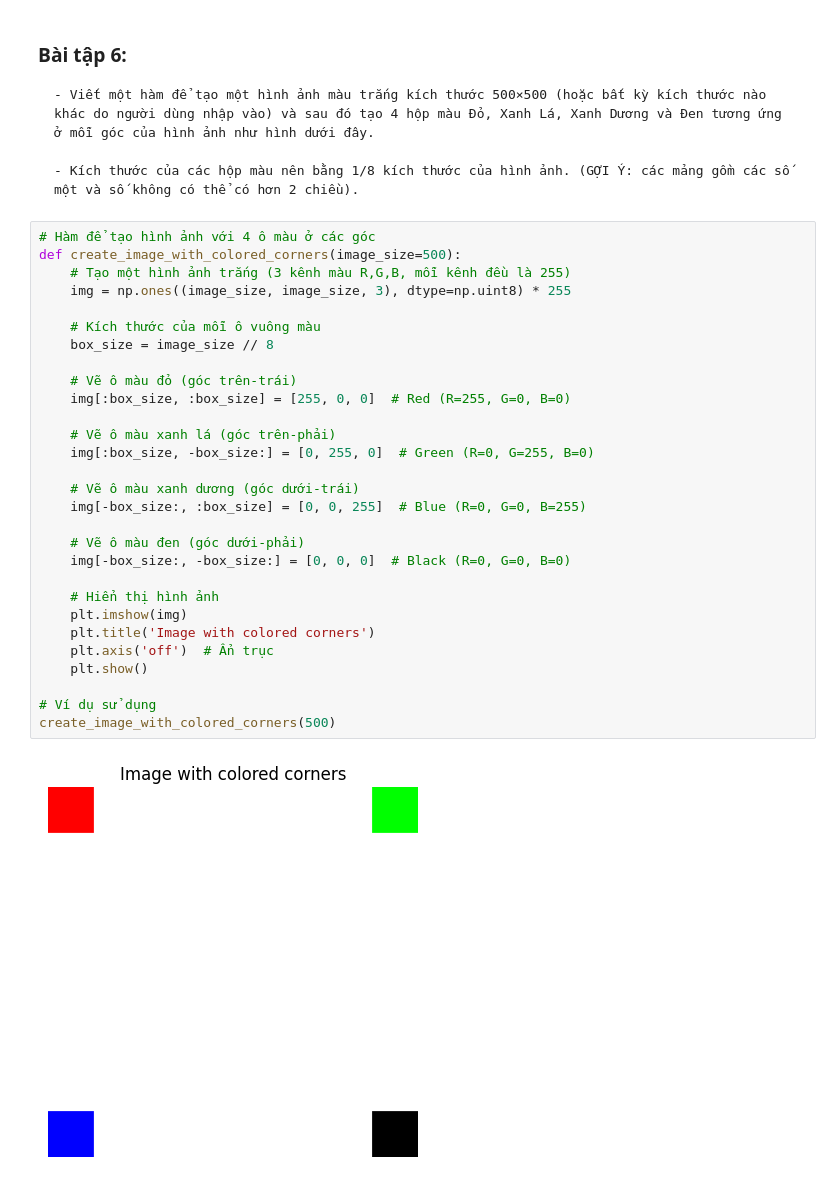
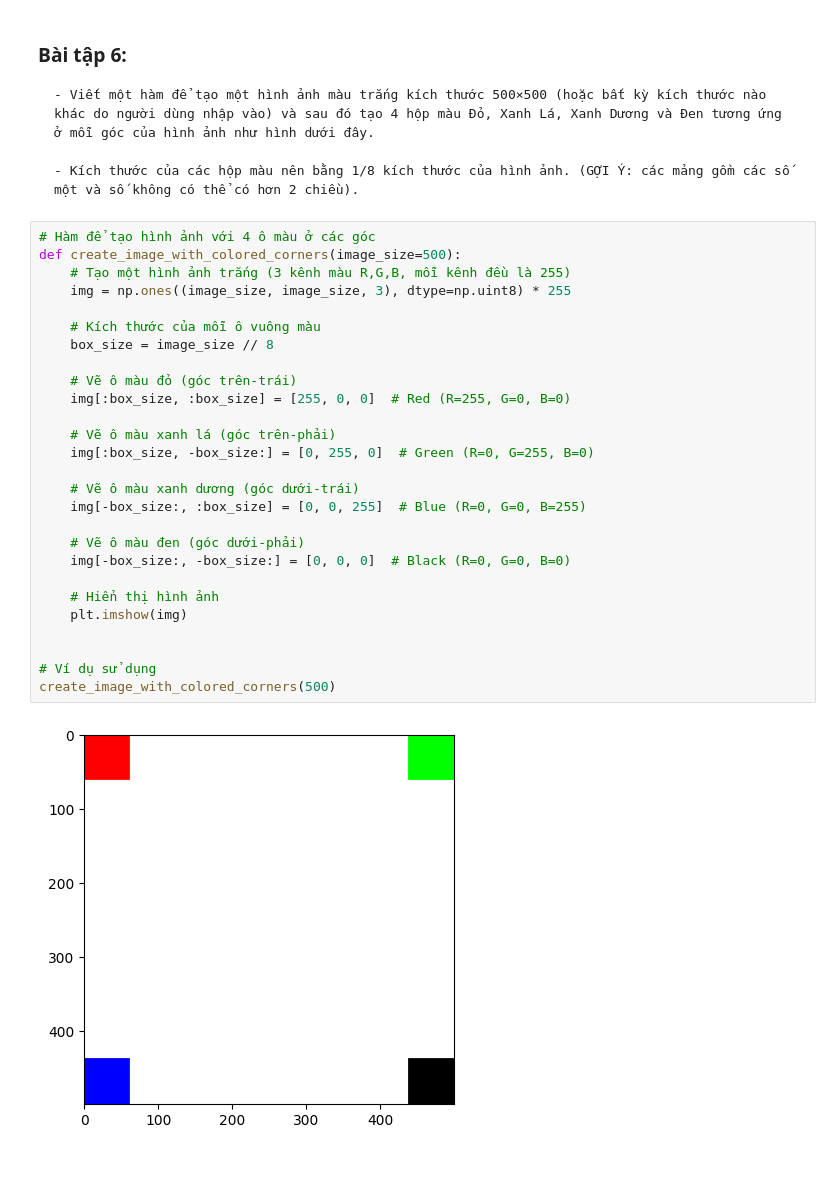
Before and after one commit to KyTranDE/Image-Proccessing, a Jupyter notebook: Practice_week2/lab2.ipynb, the cells around one changed output. Cells and saved outputs as stored; diff of their text form.

```diff
--- a/Practice_week2/lab2.ipynb
+++ b/Practice_week2/lab2.ipynb
@@ -188,31 +188,29 @@ plt.imshow(downsample_image(img, 4), cmap='gray')
 # %%
 # Hàm để tạo hình ảnh với 4 ô màu ở các góc
 def create_image_with_colored_corners(image_size=500):
     # Tạo một hình ảnh trắng (3 kênh màu R,G,B, mỗi kênh đều là 255)
     img = np.ones((image_size, image_size, 3), dtype=np.uint8) * 255
 
     # Kích thước của mỗi ô vuông màu
     box_size = image_size // 8
 
     # Vẽ ô màu đỏ (góc trên-trái)
     img[:box_size, :box_size] = [255, 0, 0]  # Red (R=255, G=0, B=0)
 
     # Vẽ ô màu xanh lá (góc trên-phải)
     img[:box_size, -box_size:] = [0, 255, 0]  # Green (R=0, G=255, B=0)
 
     # Vẽ ô màu xanh dương (góc dưới-trái)
     img[-box_size:, :box_size] = [0, 0, 255]  # Blue (R=0, G=0, B=255)
 
     # Vẽ ô màu đen (góc dưới-phải)
     img[-box_size:, -box_size:] = [0, 0, 0]  # Black (R=0, G=0, B=0)
 
     # Hiển thị hình ảnh
     plt.imshow(img)
-    plt.title('Image with colored corners')
-    plt.axis('off')  # Ẩn trục
-    plt.show()
+
 
 # Ví dụ sử dụng
 create_image_with_colored_corners(500)
 # %% [output]
-[figure, old version]
+[figure, new version]
```
